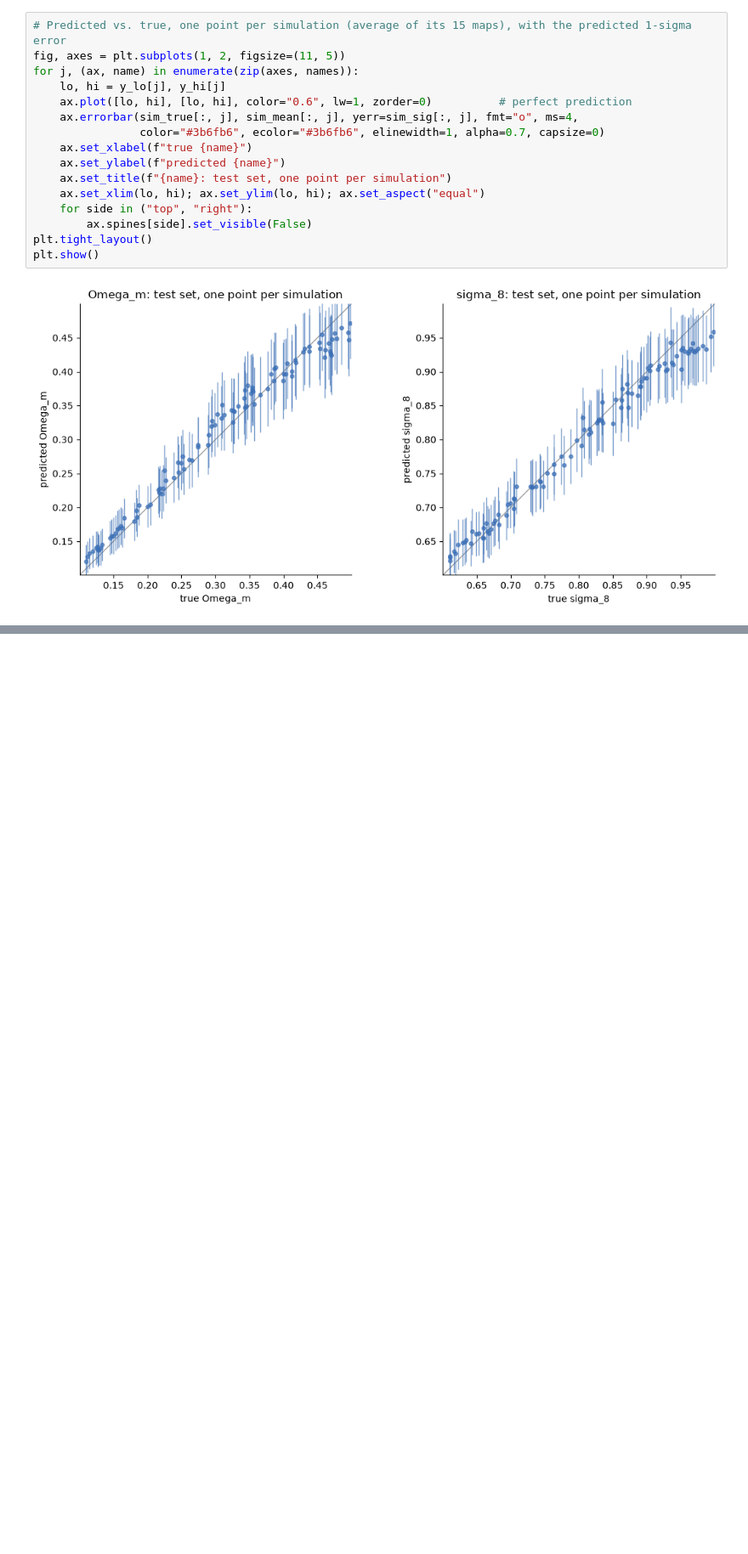
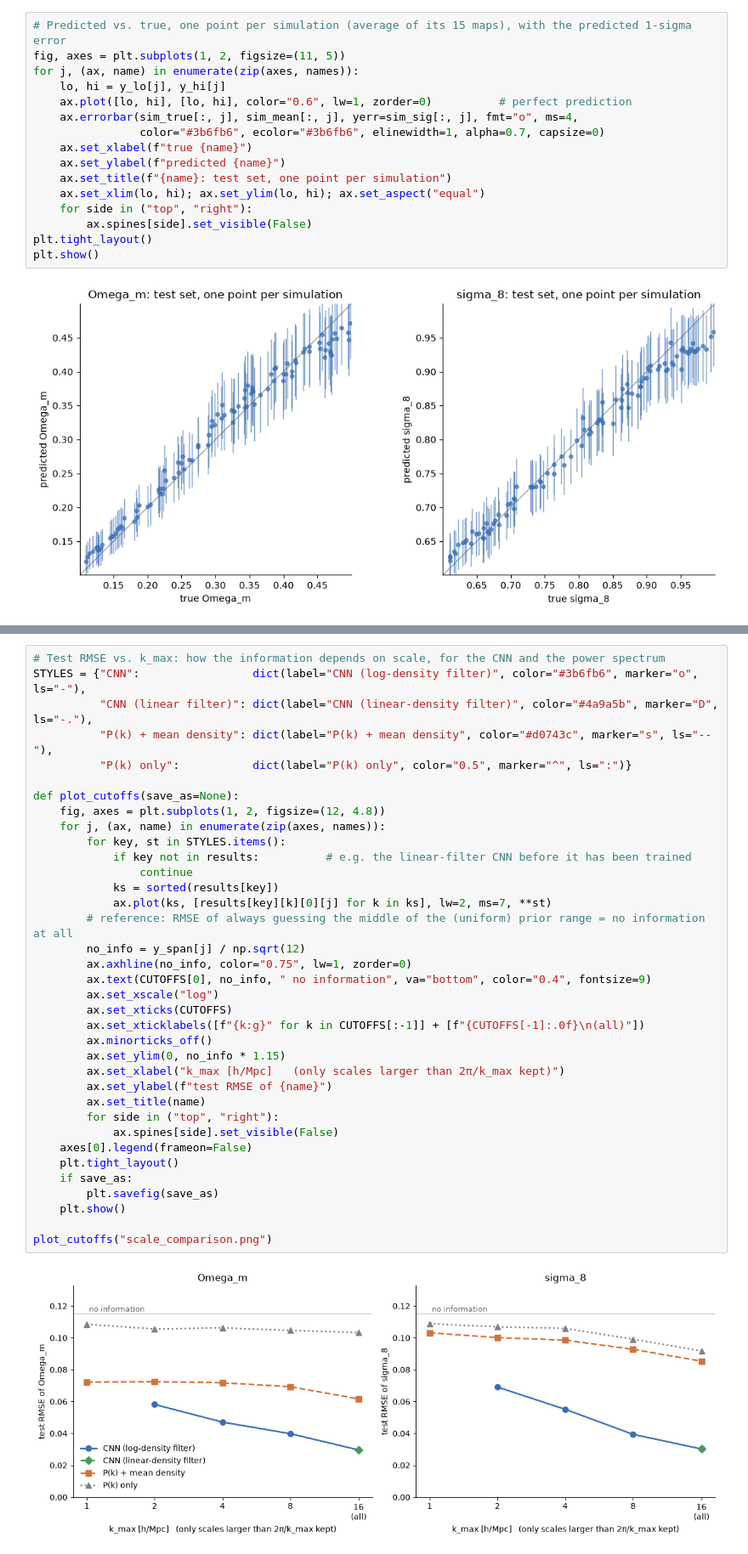
Before and after one commit to irisgnr/COMP2026, a Jupyter notebook: agentic/09_CNN/cosmo_CNN.ipynb, the cells around one changed output, grey strips where cells are left out. Shown at 85% size. Saved outputs shown, nothing was run; the diff lists cells and outputs as text; blank space fills up the shorter version.

```diff
--- a/agentic/09_CNN/cosmo_CNN.ipynb
+++ b/agentic/09_CNN/cosmo_CNN.ipynb
@@ -302,0 +549,38 @@ sigma_8: truth 0.800 | mean prediction 0.6113 | scatter between maps 0.0117 | me
+# %%
+# Test RMSE vs. k_max: how the information depends on scale, for the CNN and the power spectrum
+STYLES = {"CNN":                 dict(label="CNN (log-density filter)", color="#3b6fb6", marker="o", ls="-"),
+          "CNN (linear filter)": dict(label="CNN (linear-density filter)", color="#4a9a5b", marker="D", ls="-."),
+          "P(k) + mean density": dict(label="P(k) + mean density", color="#d0743c", marker="s", ls="--"),
+          "P(k) only":           dict(label="P(k) only", color="0.5", marker="^", ls=":")}
+
+def plot_cutoffs(save_as=None):
+    fig, axes = plt.subplots(1, 2, figsize=(12, 4.8))
+    for j, (ax, name) in enumerate(zip(axes, names)):
+        for key, st in STYLES.items():
+            if key not in results:          # e.g. the linear-filter CNN before it has been trained
+                continue
+            ks = sorted(results[key])
+            ax.plot(ks, [results[key][k][0][j] for k in ks], lw=2, ms=7, **st)
+        # reference: RMSE of always guessing the middle of the (uniform) prior range = no information at all
+        no_info = y_span[j] / np.sqrt(12)
+        ax.axhline(no_info, color="0.75", lw=1, zorder=0)
+        ax.text(CUTOFFS[0], no_info, " no information", va="bottom", color="0.4", fontsize=9)
+        ax.set_xscale("log")
+        ax.set_xticks(CUTOFFS)
+        ax.set_xticklabels([f"{k:g}" for k in CUTOFFS[:-1]] + [f"{CUTOFFS[-1]:.0f}\n(all)"])
+        ax.minorticks_off()
+        ax.set_ylim(0, no_info * 1.15)
+        ax.set_xlabel("k_max [h/Mpc]   (only scales larger than 2π/k_max kept)")
+        ax.set_ylabel(f"test RMSE of {name}")
+        ax.set_title(name)
+        for side in ("top", "right"):
+            ax.spines[side].set_visible(False)
+    axes[0].legend(frameon=False)
+    plt.tight_layout()
+    if save_as:
+        plt.savefig(save_as)
+    plt.show()
+
+plot_cutoffs("scale_comparison.png")
+# %% [output]
+[figure, added]
```
Also changed, not shown: parts of 19 cells of this notebook, 29 other files.
